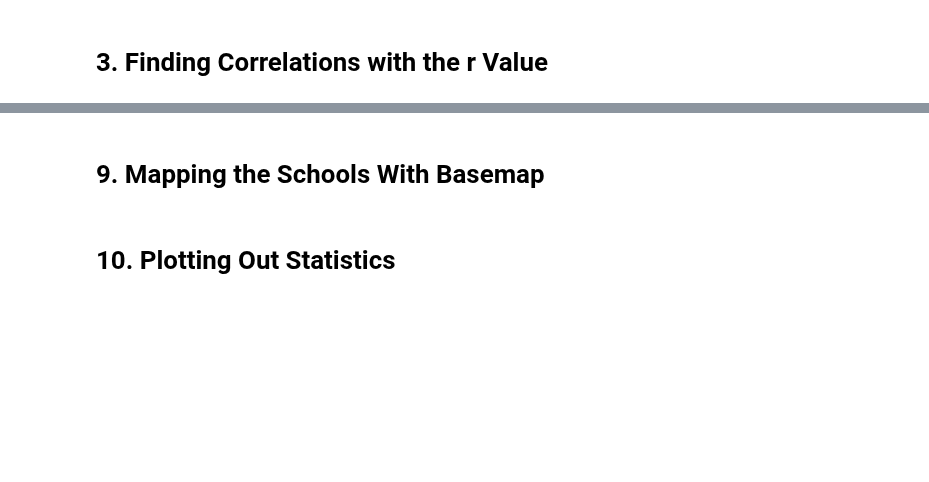
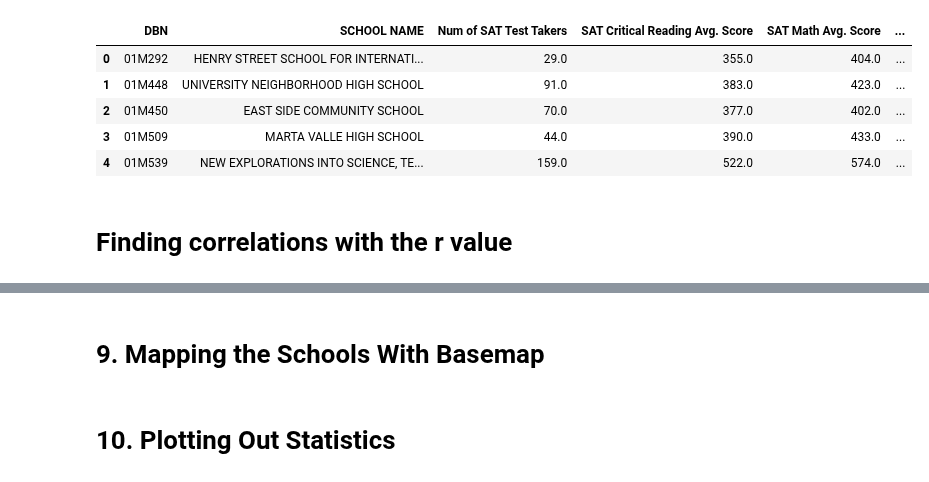
Before and after one commit to JustinToribio/analyzing-the-sat, a Jupyter notebook: notebooks/1.0-jt-analyze-the-sat.ipynb, the cells around one changed output, grey strips where cells are left out. Cells and saved outputs as stored; diff of their text form; code cells hidden in the pictures; blank space fills up the shorter version.

```diff
--- a/notebooks/1.0-jt-analyze-the-sat.ipynb
+++ b/notebooks/1.0-jt-analyze-the-sat.ipynb
@@ -21,3 +17,19 @@ Here is a summary of my results...
+# %%
+# Import pandas module and set maximum viewable columns and rows to 500.
+import pandas as pd
+pd.options.display.max_columns = 500
+pd.options.display.max_rows = 500
+
+# Read csv file into a dataframe named "data" and view the first 5 rows.
+data = pd.read_csv("../data/processed/nyc_hs_data_clean.csv")
+data.head()
+# %% [output]
+|  | DBN | SCHOOL NAME | Num of SAT Test Takers | SAT Critical Reading Avg. Score | SAT Math Avg. Score | ... |
+| 0 | 01M292 | HENRY STREET SCHOOL FOR INTERNATI... | 29.0 | 355.0 | 404.0 | ... |
+| 1 | 01M448 | UNIVERSITY NEIGHBORHOOD HIGH SCHOOL | 91.0 | 383.0 | 423.0 | ... |
+| 2 | 01M450 | EAST SIDE COMMUNITY SCHOOL | 70.0 | 377.0 | 402.0 | ... |
+| 3 | 01M509 | MARTA VALLE HIGH SCHOOL | 44.0 | 390.0 | 433.0 | ... |
+| 4 | 01M539 | NEW EXPLORATIONS INTO SCIENCE, TE... | 159.0 | 522.0 | 574.0 | ... |
 # %% [markdown]
-# 3. Finding Correlations with the r Value
+# Finding correlations with the r value
 # %%
```
Also changed, not shown: parts of 19 cells of this notebook, 1 other file.
